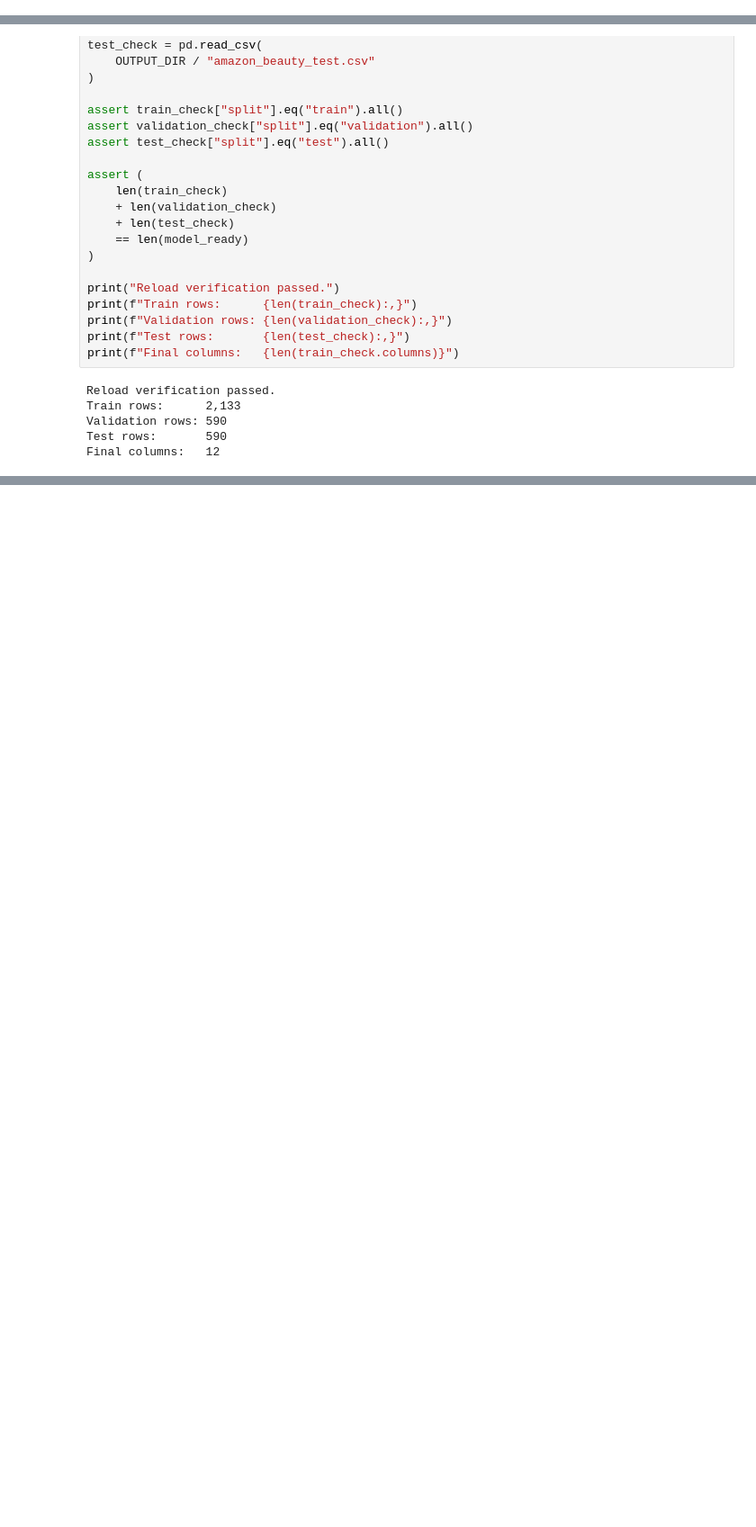
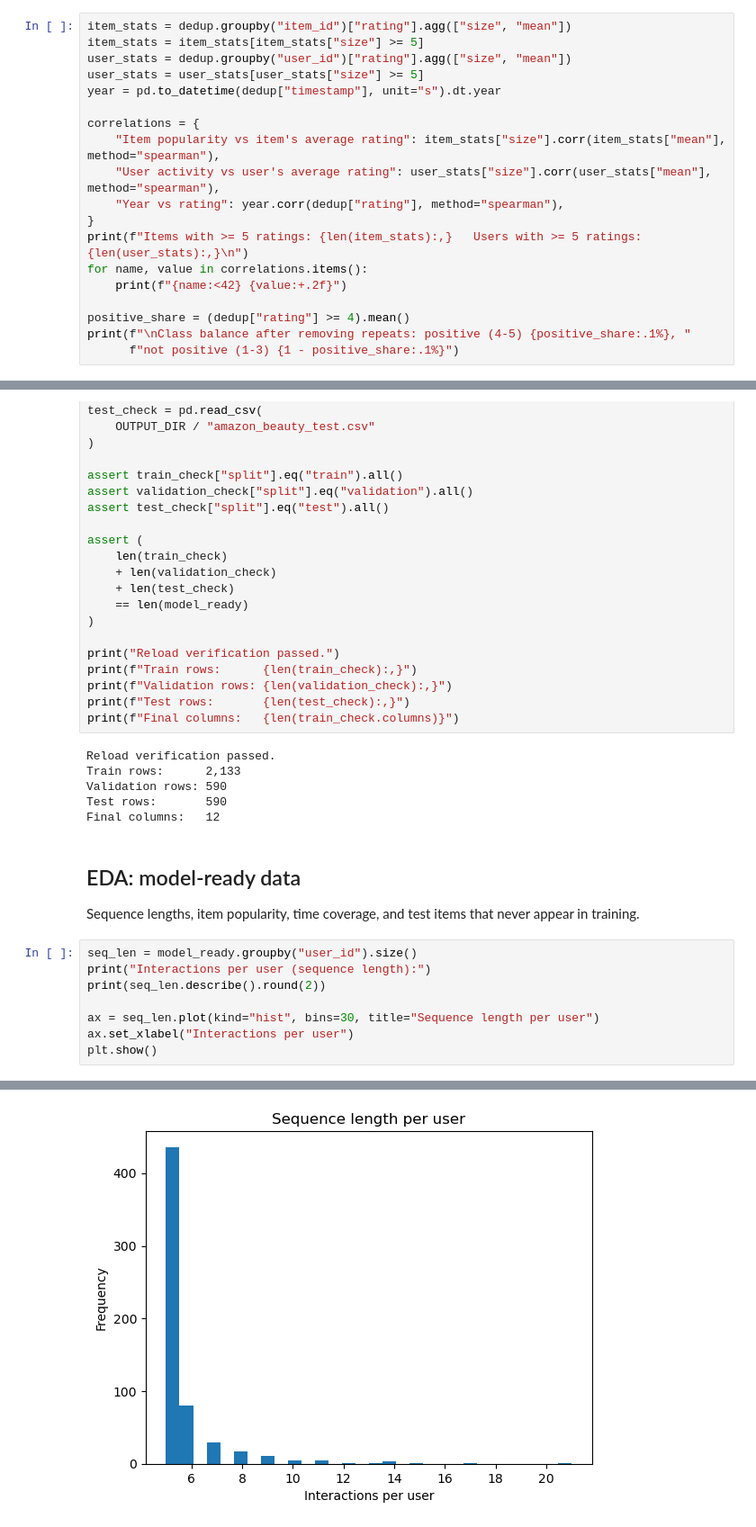
Before and after one commit to Ashley96yy/data298a-team5-topic22, a Jupyter notebook: data/amazon_beauty_all_models_etl_v1.ipynb, the cells around one changed output, grey strips where cells are left out. Shown at 90% size. Drawn from its saved outputs; the diff is of its cells as text; blank space fills up the shorter version.

```diff
--- a/data/amazon_beauty_all_models_etl_v1.ipynb
+++ b/data/amazon_beauty_all_models_etl_v1.ipynb
@@ -121,0 +195,19 @@ Raw column names: ['user_id', 'item_id', 'rating', 'timestamp']
+# %%
+item_stats = dedup.groupby("item_id")["rating"].agg(["size", "mean"])
+item_stats = item_stats[item_stats["size"] >= 5]
+user_stats = dedup.groupby("user_id")["rating"].agg(["size", "mean"])
+user_stats = user_stats[user_stats["size"] >= 5]
+year = pd.to_datetime(dedup["timestamp"], unit="s").dt.year
+
+correlations = {
+    "Item popularity vs item's average rating": item_stats["size"].corr(item_stats["mean"], method="spearman"),
+    "User activity vs user's average rating": user_stats["size"].corr(user_stats["mean"], method="spearman"),
+    "Year vs rating": year.corr(dedup["rating"], method="spearman"),
+}
+print(f"Items with >= 5 ratings: {len(item_stats):,}   Users with >= 5 ratings: {len(user_stats):,}\n")
+for name, value in correlations.items():
+    print(f"{name:<42} {value:+.2f}")
+
+positive_share = (dedup["rating"] >= 4).mean()
+print(f"\nClass balance after removing repeats: positive (4-5) {positive_share:.1%}, "
+      f"not positive (1-3) {1 - positive_share:.1%}")
@@ -517,3 +617,16 @@ Train rows:      2,133
 Validation rows: 590
 Test rows:       590
 Final columns:   12
+# %% [markdown]
+## EDA: model-ready data
+
+Sequence lengths, item popularity, time coverage, and test items that never appear in training.
+# %%
+seq_len = model_ready.groupby("user_id").size()
+print("Interactions per user (sequence length):")
+print(seq_len.describe().round(2))
+
+ax = seq_len.plot(kind="hist", bins=30, title="Sequence length per user")
+ax.set_xlabel("Interactions per user")
+plt.show()
+# %% [output]
@@ -519,0 +643 @@ Final columns:   12
+[figure, added]
```
Also changed, not shown: parts of 20 cells of this notebook.
